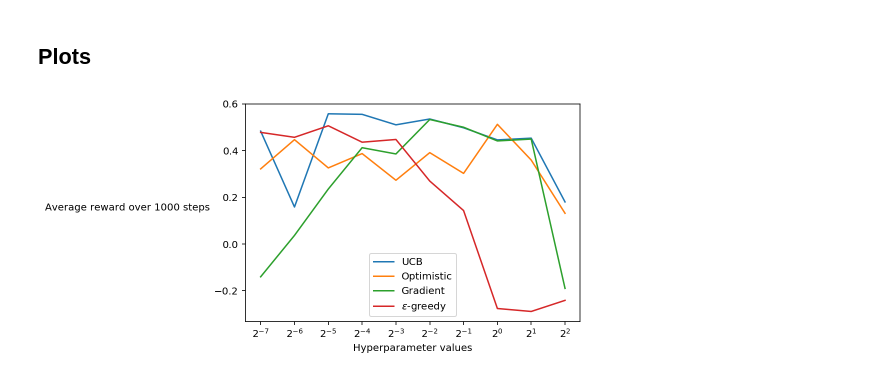
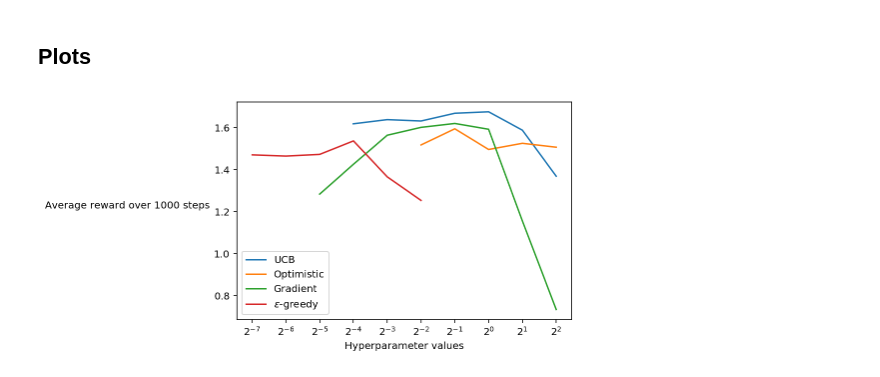
Before and after one commit to seungjaeryanlee/sutton-barto-notebooks, a Jupyter notebook: chapter02/figure_2_6/parameters.ipynb, the cells around one changed output. Cells and saved outputs as stored; diff of their text form; code cells hidden in the pictures.

Commit message:
Finished Figure 2.6 notebook

```diff
--- a/chapter02/figure_2_6/parameters.ipynb
+++ b/chapter02/figure_2_6/parameters.ipynb
@@ -258,8 +259,10 @@ class PreferenceAgent:
 # %%
 def run(env, agent, n_steps=1000):
     """
-    Take actions on the bandit environment. This is called a "run".
-    Bandit 환경에서 n_steps 번 행동을 합니다. 이것을 하나의 '실행'이라 합니다.
+    Take actions on the bandit environment. This is called a "run". Returns
+    total reward.
+    Bandit 환경에서 n_steps 번 행동을 합니다. 이것을 하나의 '실행'이라 합니다. 총 보상을
+    반환합니다.
     """
     actions = np.zeros(n_steps, dtype=int)
     sum_reward = 0
@@ -269,45 +272,49 @@ def run(env, agent, n_steps=1000):
         agent.update(actions[i], reward)
         sum_reward += reward
 
-    return sum_reward / n_steps
+    return sum_reward
 # %%
-def plot(agent_classes, param_values, n_steps=1000):
+def plot(agents, n_runs=10, n_steps=1000):
     """
-    Plot a graph of average rewards over n steps for parameters.
+    Plot a graph of average rewards over n steps for parameters. Uses the
+    average of average rewards over multiple runs.
     각 에이전트마다 주어진 매개변수를 사용 시 평균 보상 그래프를 그립니다.
     """
     names = []
-    env = Environment()
-    for Agent in agent_classes:
+
+    envs = [Environment() for _ in range(n_runs)]
+
+    for Agent, param_values in agents:
         names.append(Agent.name)
 
         average_rewards = []
         for param_value in param_values:
-            agent = Agent(env.action_space, parameter=param_value)
-            average_reward = run(env, agent, n_steps)
-            average_rewards.append(average_reward)
+            sum_reward = 0
+            for env in envs:
+                agent = Agent(env.action_space, parameter=param_value)
+                sum_reward += run(env, agent, n_steps)
+
+            average_rewards.append(sum_reward / (n_runs * n_steps))
 
         plt.semilogx(param_values, average_rewards, basex=2)
 
     plt.legend(names)
     plt.xlabel('Hyperparameter values')
-    plt.xticks(param_values)
+    plt.xticks([1/128, 1/64, 1/32, 1/16, 1/8, 1/4, 1/2, 1, 2, 4])
     plt.ylabel('Average reward over {} steps'.format(n_steps),
                rotation='horizontal',
                ha='right')
-#     plt.ylim(1, 1.5)
-#     plt.yticks(np.arange(1, 1.51, 0.1))
     # plt.savefig('plot.png')
     plt.show()
 # %%
 np.random.seed(7)
 env = Environment()
-agent_classes = [
-    UCBAgent,
-    OptimisticAgent,
-    PreferenceAgent,
-    EpsilonGreedyAgent,
+agents = [
+    (UCBAgent, [1/16, 1/8, 1/4, 1/2, 1, 2, 4]),
+    (OptimisticAgent, [1/4, 1/2, 1, 2, 4]),
+    (PreferenceAgent, [1/32, 1/16, 1/8, 1/4, 1/2, 1, 2, 4]),
+    (EpsilonGreedyAgent, [1/128, 1/64, 1/32, 1/16, 1/8, 1/4]),
 ]
-plot(agent_classes, [1/128, 1/64, 1/32, 1/16, 1/8, 1/4, 1/2, 1, 2, 4])
+plot(agents)
 # %% [output]
-[figure, old version]
+[figure, new version]
```
Also changed, not shown: parts of 1 cell of this notebook.
